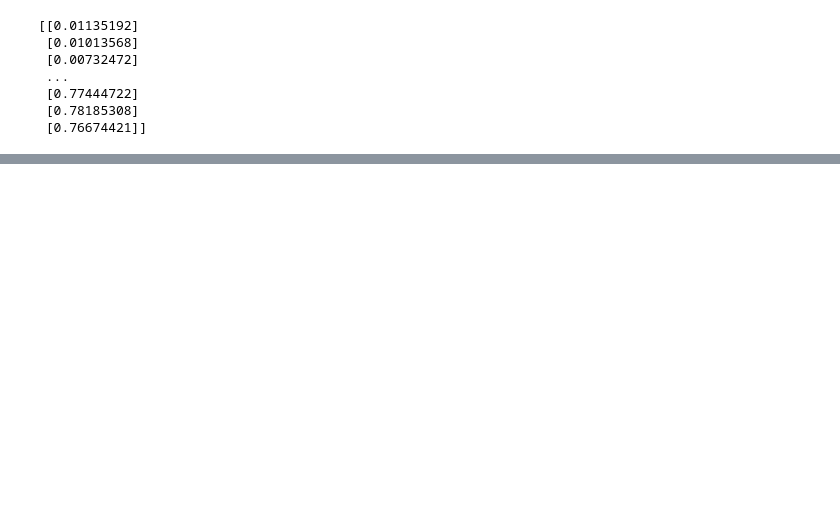
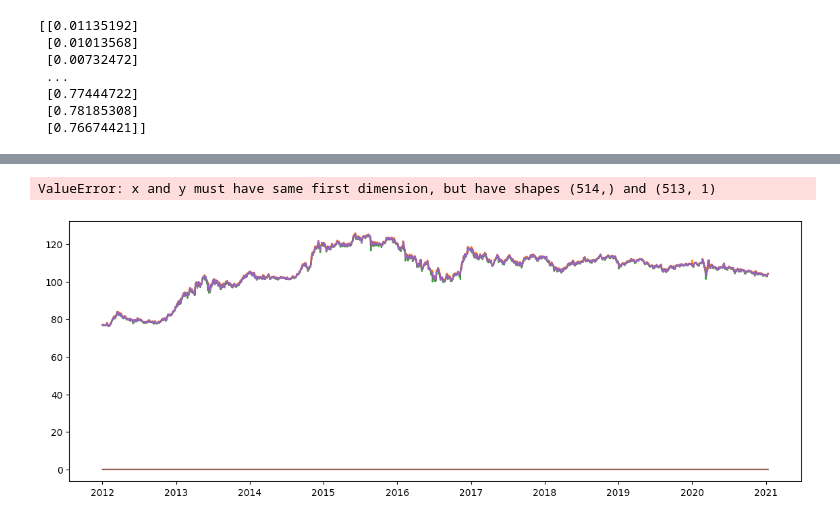
Before and after one commit to karushp/yen-usd-analysis, a Jupyter notebook: Notebooks/LSTM.ipynb, the cells around one changed output, grey strips where cells are left out. Drawn from its saved outputs; the diff is of its cells as text; code cells hidden in the pictures; blank space fills up the shorter version.

```diff
--- a/Notebooks/LSTM.ipynb
+++ b/Notebooks/LSTM.ipynb
@@ -131 +140,8 @@ Epoch 10/10
 <keras.src.callbacks.history.History at 0x...>
+# %%
+# Make predictions
+predictions = model.predict(X_test)
+
+# Inverse transform the predictions back to the original scale
+predictions = scaler.inverse_transform(predictions)
+y_test = scaler.inverse_transform(y_test.reshape(-1, 1))
@@ -131,0 +161,25 @@ Epoch 10/10
+# %%
+plt.figure(figsize=(14, 5))
+
+# Plot the training data
+plt.plot(data.index[:train_size + look_back], data[:train_size + look_back], label='Train USD/JPY')
+
+# Plot the test data
+plt.plot(data.index[train_size + look_back:], y_test, label='Test USD/JPY', color='orange')
+
+# Plot the predicted data
+plt.plot(data.index[train_size + look_back:], predictions, label='Predicted USD/JPY', color='green')
+
+# Add labels and title
+plt.xlabel('Date')
+plt.ylabel('USD/JPY Exchange Rate')
+plt.title('LSTM Model - USD to YEN Exchange Rate Prediction')
+
+# Show legend
+plt.legend()
+
+# Show the plot
+plt.show()
+# %% [output]
+ValueError: x and y must have same first dimension, but have shapes (514,) and (513, 1)
+[figure, added]
```
Also changed, not shown: parts of 4 cells of this notebook, 2 other files.
